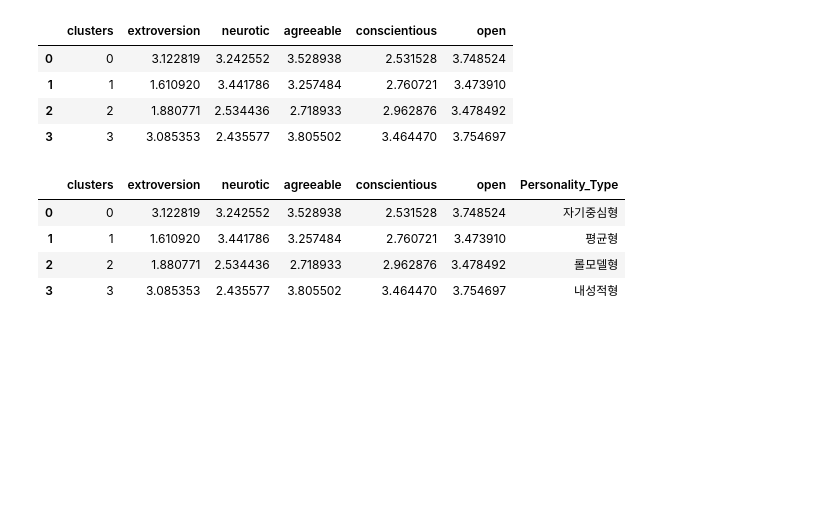
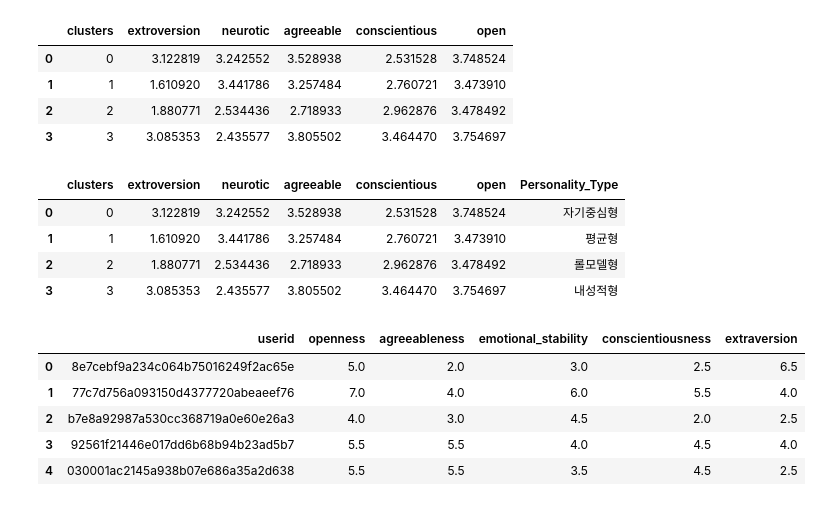
Before and after one commit to SangHui48/zerobase_algorithm_study2, a Jupyter notebook: ML_project/한상희/tproject2.ipynb, the cells around one changed output. Saved outputs shown, nothing was run; the diff lists cells and outputs as text; code cells hidden in the pictures; blank space fills up the shorter version.

```diff
--- a/ML_project/한상희/tproject2.ipynb
+++ b/ML_project/한상희/tproject2.ipynb
@@ -394,3 +394,16 @@ personality_result
 | 1 | 1 | 1.610920 | 3.441786 | 3.257484 | 2.760721 | 3.473910 | 평균형 |
 | 2 | 2 | 1.880771 | 2.534436 | 2.718933 | 2.962876 | 3.478492 | 롤모델형 |
 | 3 | 3 | 3.085353 | 2.435577 | 3.805502 | 3.464470 | 3.754697 | 내성적형 |
+# %%
+movie_user_info = pd.read_csv('../방아현/data/2018-personality-data.csv')
+movie_user_info.columns = movie_user_info.columns.str.strip()
+movie_user_big5 = movie_user_info[['userid', 'openness', 'agreeableness', 'emotional_stability',
+		'conscientiousness', 'extraversion']]
+movie_user_big5.head()
+# %% [output]
+|  | userid | openness | agreeableness | emotional_stability | conscientiousness | extraversion |
+| 0 | 8e7cebf9a234c064b75016249f2ac65e | 5.0 | 2.0 | 3.0 | 2.5 | 6.5 |
+| 1 | 77c7d756a093150d4377720abeaeef76 | 7.0 | 4.0 | 6.0 | 5.5 | 4.0 |
+| 2 | b7e8a92987a530cc368719a0e60e26a3 | 4.0 | 3.0 | 4.5 | 2.0 | 2.5 |
+| 3 | 92561f21446e017dd6b68b94b23ad5b7 | 5.5 | 5.5 | 4.0 | 4.5 | 4.0 |
+| 4 | 030001ac2145a938b07e686a35a2d638 | 5.5 | 5.5 | 3.5 | 4.5 | 2.5 |
```
Also changed, not shown: parts of 6 cells of this notebook.
